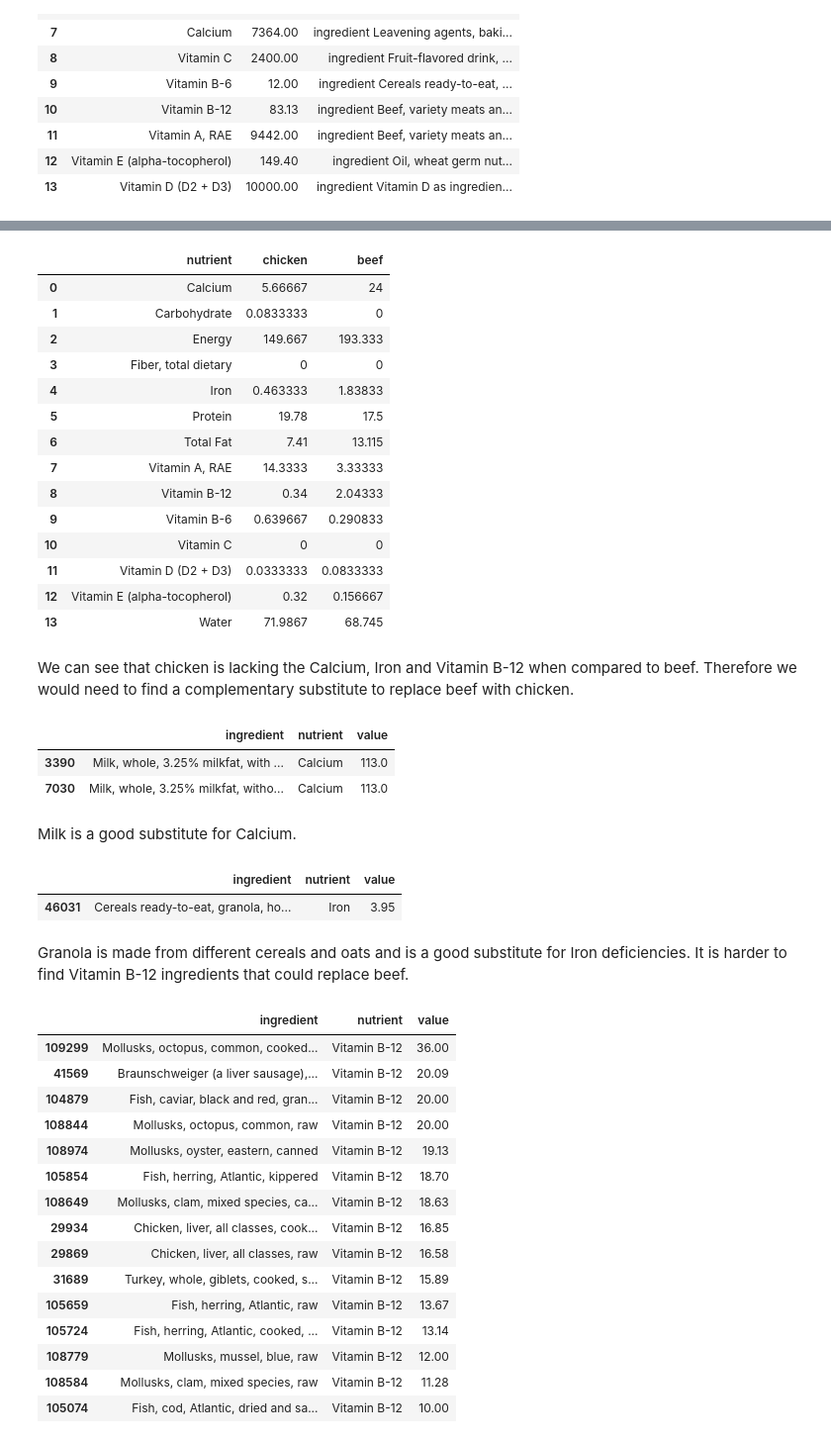
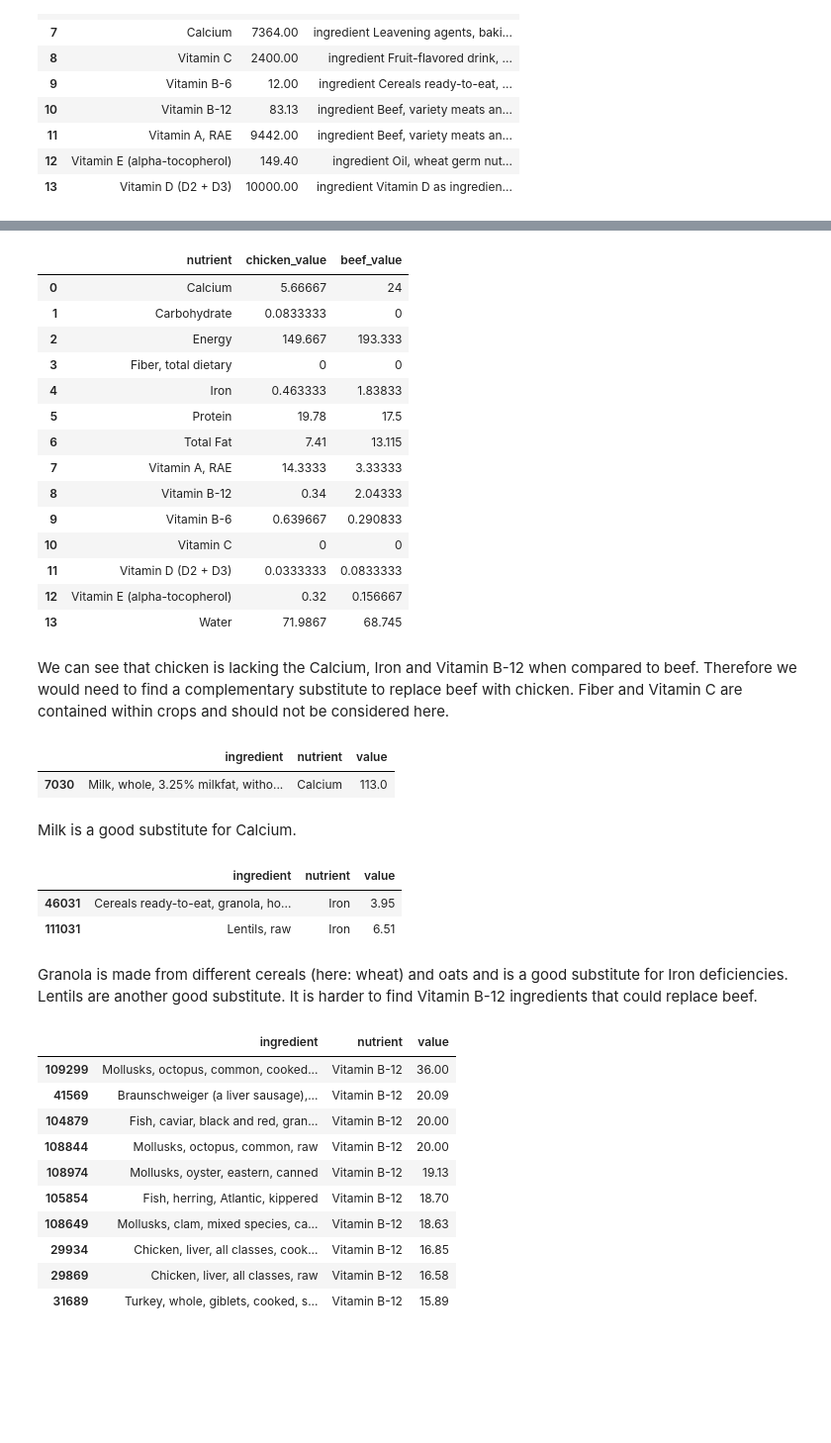
Before and after one commit to ChatPerche/ADA_Project, a Jupyter notebook: notebooks/nutrient_explanation.ipynb, the cells around one changed output, grey strips where cells are left out. Shown at 99% size. Drawn from its saved outputs; the diff is of its cells as text; code cells hidden in the pictures; blank space fills up the shorter version.

```diff
--- a/notebooks/nutrient_explanation.ipynb
+++ b/notebooks/nutrient_explanation.ipynb
@@ -164,11 +125,13 @@ We will only take a look at beef and chicken for clarity purposes. We will also
 # %%
 chicken = food_nutrient[(food_nutrient.ingredient.str.contains("meat"))&(food_nutrient.ingredient.str.contains("raw"))&(food_nutrient.ingredient.str.contains("Chicken"))].reset_index()
 beef = food_nutrient[(food_nutrient.ingredient.str.contains("meat"))&(food_nutrient.ingredient.str.contains("raw"))&(food_nutrient.ingredient.str.contains("Beef"))].reset_index()
-chicken = chicken[chicken.nutrient.isin(selected_nutrients)].groupby(["nutrient"]).agg({"value":"mean"}).reset_index().rename({"value":"chicken"},axis=1)
-beef = beef[beef.nutrient.isin(selected_nutrients)].groupby(["nutrient"]).agg({"value":"mean"}).reset_index().rename({"value":"beef"},axis=1)
-chicken.merge(beef, on = "nutrient").sort_values("nutrient").style.background_gradient(cmap='Reds', low=0.2, high=0.8, axis =1 )
+chicken = chicken[chicken.nutrient.isin(selected_nutrients)].groupby(["nutrient"]).agg({"value":"mean"}).reset_index().rename({"value":"chicken_value"},axis=1)
+beef = beef[beef.nutrient.isin(selected_nutrients)].groupby(["nutrient"]).agg({"value":"mean"}).reset_index().rename({"value":"beef_value"},axis=1)
+both_meats = chicken.merge(beef, on = "nutrient").sort_values("nutrient")
+
+both_meats.style.background_gradient(cmap='Reds', low=0.2, high=0.6, axis =1,)
 # %% [output]
-|  | nutrient | chicken | beef |
+|  | nutrient | chicken_value | beef_value |
 | 0 | Calcium | 5.66667 | 24 |
 | 1 | Carbohydrate | 0.0833333 | 0 |
 | 2 | Energy | 149.667 | 193.333 |
@@ -184,42 +147,37 @@ chicken.merge(beef, on = "nutrient").sort_values("nutrient").style.background_gr
 | 12 | Vitamin E (alpha-tocopherol) | 0.32 | 0.156667 |
 | 13 | Water | 71.9867 | 68.745 |
 # %% [markdown]
-We can see that chicken is lacking the Calcium, Iron and Vitamin B-12 when compared to beef. Therefore we would need to find a complementary substitute to replace beef with chicken.
+We can see that chicken is lacking the Calcium, Iron and Vitamin B-12 when compared to beef. Therefore we would need to find a complementary substitute to replace beef with chicken. Fiber and Vitamin C are contained within crops and should not be considered here.
 # %%
-food_nutrient[(food_nutrient.ingredient.str.contains("Milk, whole"))&(food_nutrient.nutrient.str.contains("Calcium"))]
+food_nutrient[((food_nutrient.ingredient.str.contains("Milk, whole"))&(food_nutrient.ingredient.str.contains("without")))&(food_nutrient.nutrient.str.contains("Calcium"))]
 # %% [output]
 |  | ingredient | nutrient | value |
-| 3390 | Milk, whole, 3.25% milkfat, with ... | Calcium | 113.0 |
 | 7030 | Milk, whole, 3.25% milkfat, witho... | Calcium | 113.0 |
 # %% [markdown]
 Milk is a good substitute for Calcium.
 # %%
-food_nutrient[(food_nutrient.ingredient.str.contains("Cereals ready-to-eat, granola, homemade"))&((food_nutrient.nutrient.str.contains("Iron")))]
+food_nutrient[((food_nutrient.ingredient.str.contains("Lentils, raw"))|(food_nutrient.ingredient.str.contains("Cereals ready-to-eat, granola, homemade")))&((food_nutrient.nutrient.str.contains("Iron")))]
 # %% [output]
 |  | ingredient | nutrient | value |
 | 46031 | Cereals ready-to-eat, granola, ho... | Iron | 3.95 |
+| 111031 | Lentils, raw | Iron | 6.51 |
 # %% [markdown]
-Granola is made from different cereals and oats and is a good substitute for Iron deficiencies. It is harder to find Vitamin B-12 ingredients that could replace beef.
+Granola is made from different cereals (here: wheat) and oats and is a good substitute for Iron deficiencies. Lentils are another good substitute. It is harder to find Vitamin B-12 ingredients that could replace beef.
 # %%
 food_nutrient[(food_nutrient.nutrient == "Vitamin B-12")\
               &~(food_nutrient.ingredient.str.contains("Beef"))\
               &~(food_nutrient.ingredient.str.contains("Cereals"))]\
-                .sort_values("value", ascending = False).head(15)
+                .sort_values("value", ascending = False).head(10)
 # %% [output]
 |  | ingredient | nutrient | value |
 | 109299 | Mollusks, octopus, common, cooked... | Vitamin B-12 | 36.00 |
 | 41569 | Braunschweiger (a liver sausage),... | Vitamin B-12 | 20.09 |
 | 104879 | Fish, caviar, black and red, gran... | Vitamin B-12 | 20.00 |
 | 108844 | Mollusks, octopus, common, raw | Vitamin B-12 | 20.00 |
 | 108974 | Mollusks, oyster, eastern, canned | Vitamin B-12 | 19.13 |
 | 105854 | Fish, herring, Atlantic, kippered | Vitamin B-12 | 18.70 |
 | 108649 | Mollusks, clam, mixed species, ca... | Vitamin B-12 | 18.63 |
 | 29934 | Chicken, liver, all classes, cook... | Vitamin B-12 | 16.85 |
 | 29869 | Chicken, liver, all classes, raw | Vitamin B-12 | 16.58 |
 | 31689 | Turkey, whole, giblets, cooked, s... | Vitamin B-12 | 15.89 |
-| 105659 | Fish, herring, Atlantic, raw | Vitamin B-12 | 13.67 |
-| 105724 | Fish, herring, Atlantic, cooked, ... | Vitamin B-12 | 13.14 |
-| 108779 | Mollusks, mussel, blue, raw | Vitamin B-12 | 12.00 |
-| 108584 | Mollusks, clam, mixed species, raw | Vitamin B-12 | 11.28 |
-| 105074 | Fish, cod, Atlantic, dried and sa... | Vitamin B-12 | 10.00 |
 # %% [markdown]
```
Also changed, not shown: parts of 15 cells of this notebook.
